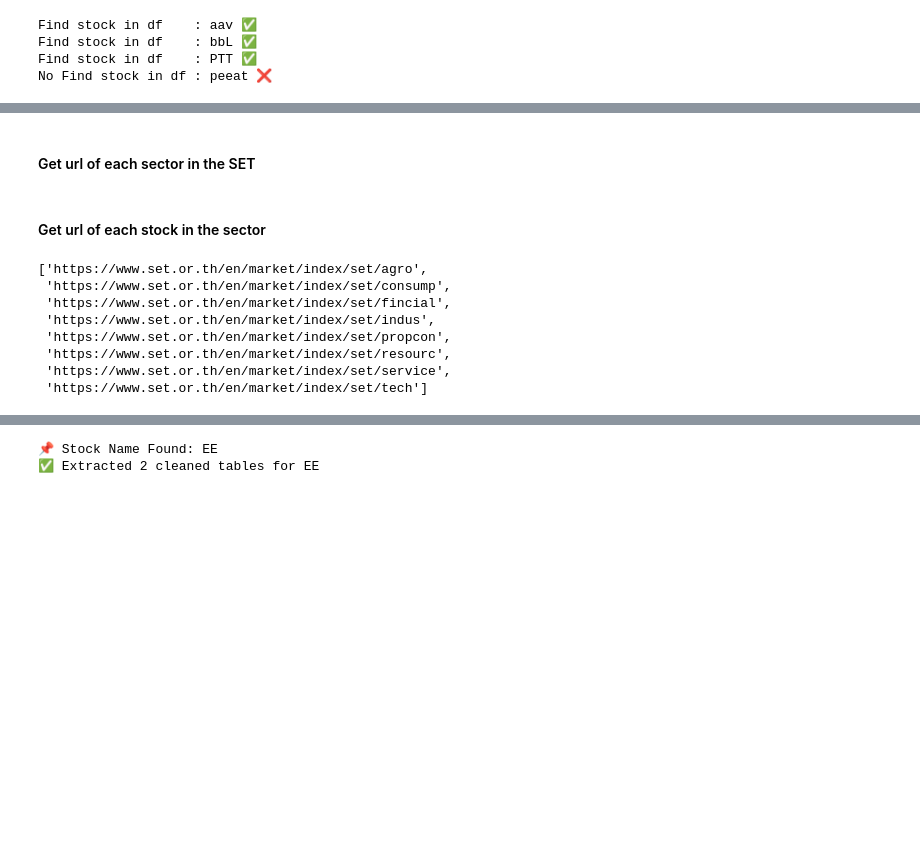
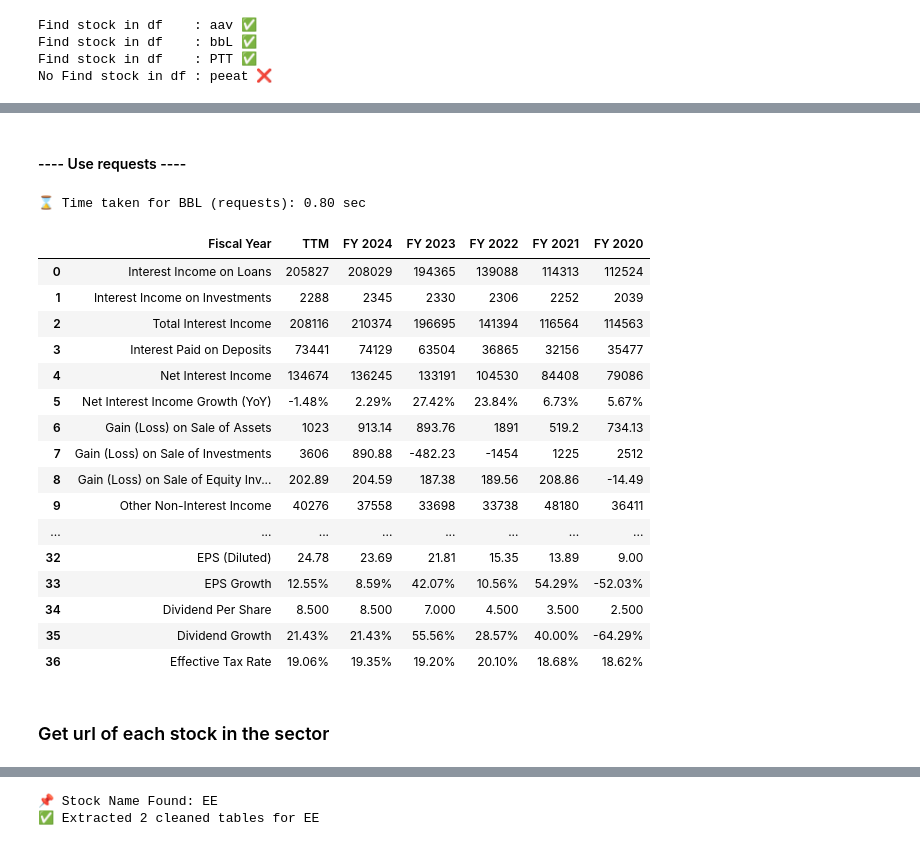
Before and after one commit to Ittiphon17/Scraping-Finance-Statement, a Jupyter notebook: StockAna_Sc.ipynb, the cells around one changed output, grey strips where cells are left out. Saved outputs shown, nothing was run; the diff lists cells and outputs as text; code cells hidden in the pictures; blank space fills up the shorter version.

```diff
--- a/StockAna_Sc.ipynb
+++ b/StockAna_Sc.ipynb
@@ -73,2 +123,51 @@ No Find stock in df : peeat ❌
+# %% [markdown]
+#### ---- Use requests ----
+# %%
+def scrape_financial_data_requests(ticker):
+    start_time = time.time()
+    url_income = f'https://stockanalysis.com/quote/bkk/{ticker}/financials/'
+    try:
+        response = requests.get(url_income)
+        response.raise_for_status()  # Raise an exception for HTTP errors
+        soup = BeautifulSoup(response.text, 'html.parser')
+        table = soup.find('table')
+
+        if table:
+            df = pd.read_html(StringIO(str(table)))[0].iloc[:, :-1]
+            if isinstance(df.columns, pd.MultiIndex):
+                df.columns = df.columns.get_level_values(0)
+            print(f"⌛ Time taken for {ticker} (requests): {time.time() - start_time:.2f} sec")
+            return df
+        else:
+            print(f"⚠️ Warning: Data table not found of {ticker} (requests)")
+            return None
+
+    except requests.exceptions.RequestException as e:
+        print(f"Error fetching URL for {ticker} (requests): {e}")
+        return None
+    except ValueError as e:
+        print(f"Error parsing table for {ticker} (requests): {e}")
+        return None
+# %%
+scrape_financial_data_requests('BBL')
+# %% [output]
+⌛ Time taken for BBL (requests): 0.80 sec
+|  | Fiscal Year | TTM | FY 2024 | FY 2023 | FY 2022 | FY 2021 | FY 2020 |
+| 0 | Interest Income on Loans | 205827 | 208029 | 194365 | 139088 | 114313 | 112524 |
+| 1 | Interest Income on Investments | 2288 | 2345 | 2330 | 2306 | 2252 | 2039 |
+| 2 | Total Interest Income | 208116 | 210374 | 196695 | 141394 | 116564 | 114563 |
+| 3 | Interest Paid on Deposits | 73441 | 74129 | 63504 | 36865 | 32156 | 35477 |
+| 4 | Net Interest Income | 134674 | 136245 | 133191 | 104530 | 84408 | 79086 |
+| 5 | Net Interest Income Growth (YoY) | -1.48% | 2.29% | 27.42% | 23.84% | 6.73% | 5.67% |
+| 6 | Gain (Loss) on Sale of Assets | 1023 | 913.14 | 893.76 | 1891 | 519.2 | 734.13 |
+| 7 | Gain (Loss) on Sale of Investments | 3606 | 890.88 | -482.23 | -1454 | 1225 | 2512 |
+| 8 | Gain (Loss) on Sale of Equity Inv... | 202.89 | 204.59 | 187.38 | 189.56 | 208.86 | -14.49 |
+| 9 | Other Non-Interest Income | 40276 | 37558 | 33698 | 33738 | 48180 | 36411 |
+| ... | ... | ... | ... | ... | ... | ... | ... |
+| 32 | EPS (Diluted) | 24.78 | 23.69 | 21.81 | 15.35 | 13.89 | 9.00 |
+| 33 | EPS Growth | 12.55% | 8.59% | 42.07% | 10.56% | 54.29% | -52.03% |
+| 34 | Dividend Per Share | 8.500 | 8.500 | 7.000 | 4.500 | 3.500 | 2.500 |
+| 35 | Dividend Growth | 21.43% | 21.43% | 55.56% | 28.57% | 40.00% | -64.29% |
+| 36 | Effective Tax Rate | 19.06% | 19.35% | 19.20% | 20.10% | 18.68% | 18.62% |
 # %% [markdown]
-#### Get url of each sector in the SET
+### Get url of each stock in the sector
@@ -113,13 +173,0 @@ soup = BeautifulSoup(html, 'html.parser')
-# %% [markdown]
-#### Get url of each stock in the sector
-# %%
-links # sectors
-# %% [output]
-['https://www.set.or.th/en/market/index/set/agro',
- 'https://www.set.or.th/en/market/index/set/consump',
- 'https://www.set.or.th/en/market/index/set/fincial',
- 'https://www.set.or.th/en/market/index/set/indus',
- 'https://www.set.or.th/en/market/index/set/propcon',
- 'https://www.set.or.th/en/market/index/set/resourc',
- 'https://www.set.or.th/en/market/index/set/service',
- 'https://www.set.or.th/en/market/index/set/tech']
```
Also changed, not shown: parts of 21 cells of this notebook.
